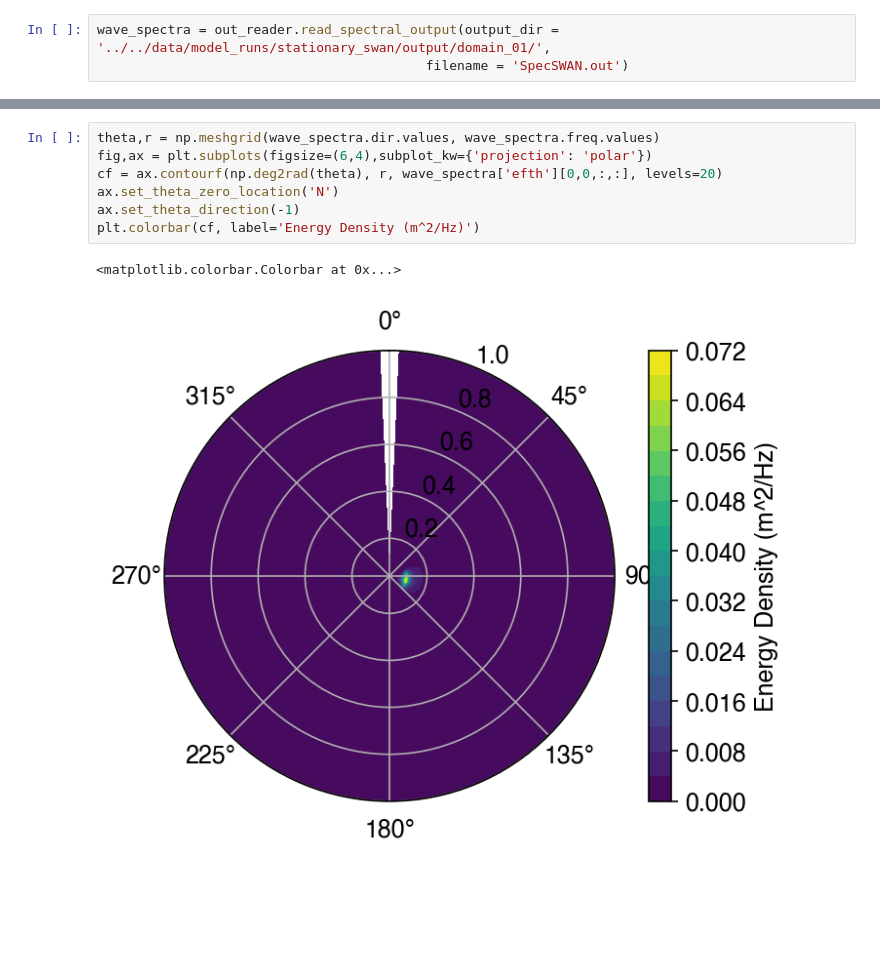
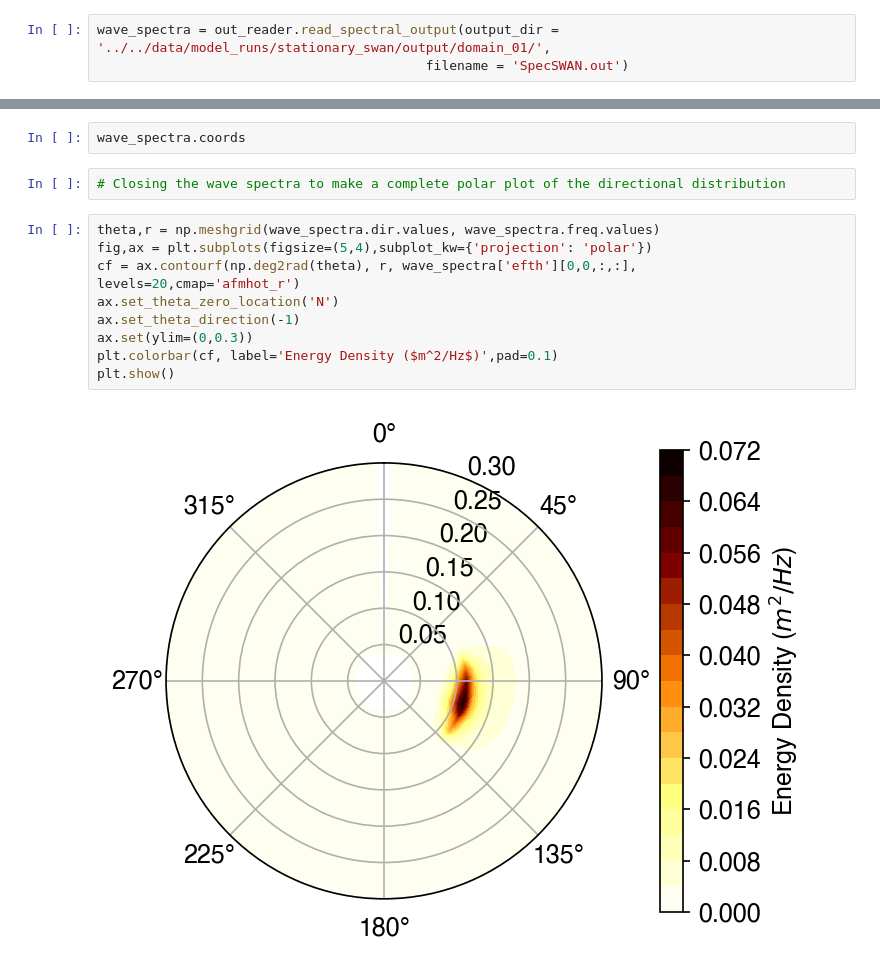
Before and after one commit to oceanicos-dev-org/oceanicospy, a Jupyter notebook: examples/models/swan_stationary_case.ipynb, the cells around one changed output, grey strips where cells are left out. Saved outputs shown, nothing was run; the diff lists cells and outputs as text; blank space fills up the shorter version.

```diff
--- a/examples/models/swan_stationary_case.ipynb
+++ b/examples/models/swan_stationary_case.ipynb
@@ -366,16 +350,21 @@ Data variables:
     efth     (time, site, freq, dir) float64 20kB 0.0 0.0 0.0 ... 0.0 0.0 0.0
     lat      (site) float64 8B 12.52
     lon      (site) float64 8B 278.3
+# %%
+wave_spectra.coords
+# %%
+# Closing the wave spectra to make a complete polar plot of the directional distribution
 # %%
 theta,r = np.meshgrid(wave_spectra.dir.values, wave_spectra.freq.values)
-fig,ax = plt.subplots(figsize=(6,4),subplot_kw={'projection': 'polar'})
-cf = ax.contourf(np.deg2rad(theta), r, wave_spectra['efth'][0,0,:,:], levels=20)
+fig,ax = plt.subplots(figsize=(5,4),subplot_kw={'projection': 'polar'})
+cf = ax.contourf(np.deg2rad(theta), r, wave_spectra['efth'][0,0,:,:], levels=20,cmap='afmhot_r')
 ax.set_theta_zero_location('N')
 ax.set_theta_direction(-1)
-plt.colorbar(cf, label='Energy Density (m^2/Hz)')
+ax.set(ylim=(0,0.3))
+plt.colorbar(cf, label='Energy Density ($m^2/Hz$)',pad=0.1)
+plt.show()
 # %% [output]
-<matplotlib.colorbar.Colorbar at 0x...>
-[figure, old version]
+[figure, new version]
 # %%
 wave_spectra['efth'][0,0,:,:]
 # %% [output]
```
Also changed, not shown: parts of 20 cells of this notebook, 3 other files.
